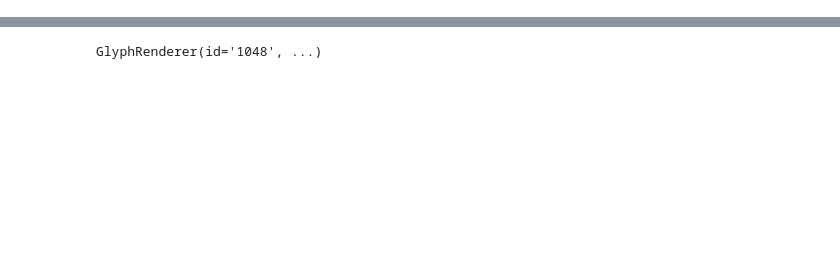
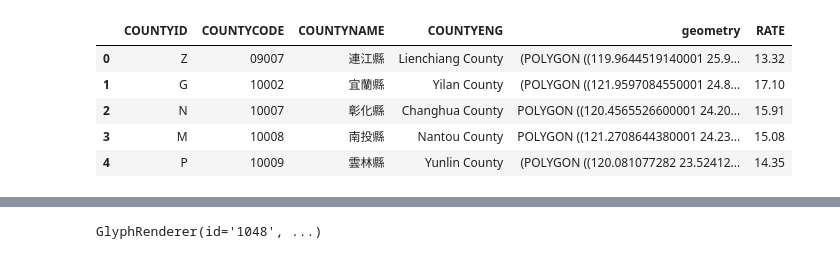
Before and after one commit to WEI-LI-666/MS-Project, a Jupyter notebook: python/bokeh_test.ipynb, the cells around one changed output, grey strips where cells are left out. Saved outputs shown, nothing was run; the diff lists cells and outputs as text; code cells hidden in the pictures; blank space fills up the shorter version.

```diff
--- a/python/bokeh_test.ipynb
+++ b/python/bokeh_test.ipynb
@@ -33 +38,11 @@ def cartesian(x):
+# %%
+villages_shp.head()
+#villages_shp.shape
+# %% [output]
+|  | COUNTYID | COUNTYCODE | COUNTYNAME | COUNTYENG | geometry | RATE |
+| 0 | Z | 09007 | 連江縣 | Lienchiang County | (POLYGON ((119.9644519140001 25.9... | 13.32 |
+| 1 | G | 10002 | 宜蘭縣 | Yilan County | (POLYGON ((121.9597084550001 24.8... | 17.10 |
+| 2 | N | 10007 | 彰化縣 | Changhua County | POLYGON ((120.4565526600001 24.20... | 15.91 |
+| 3 | M | 10008 | 南投縣 | Nantou County | POLYGON ((121.2708644380001 24.23... | 15.08 |
+| 4 | P | 10009 | 雲林縣 | Yunlin County | (POLYGON ((120.081077282 23.52412... | 14.35 |
 # %%
```
Also changed, not shown: parts of 14 cells of this notebook, 2 other files.
